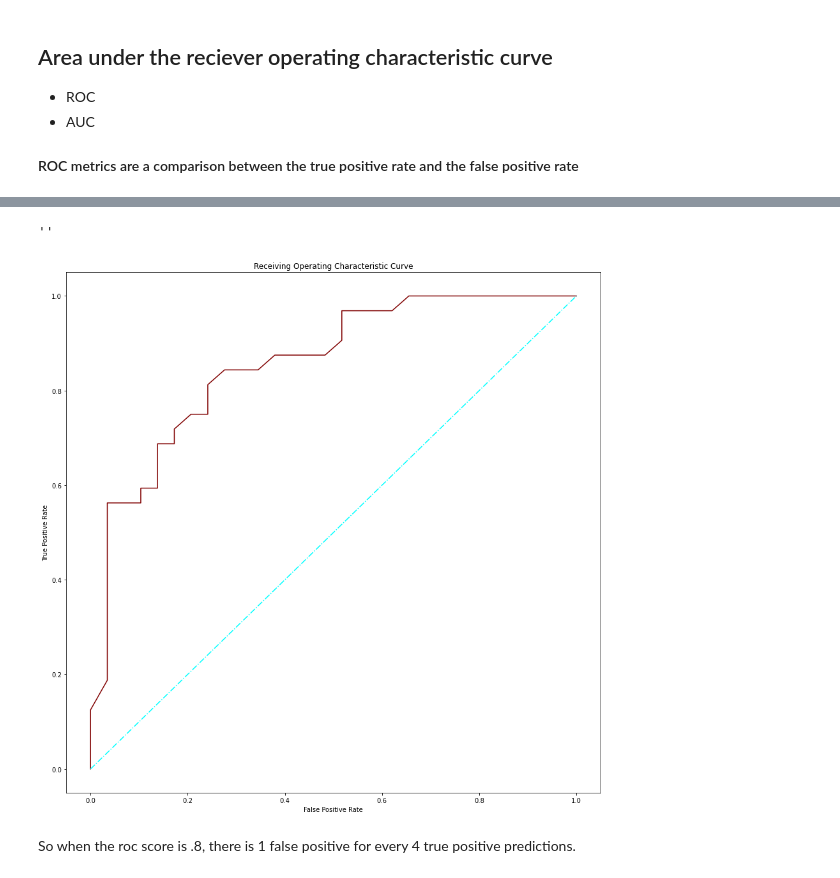
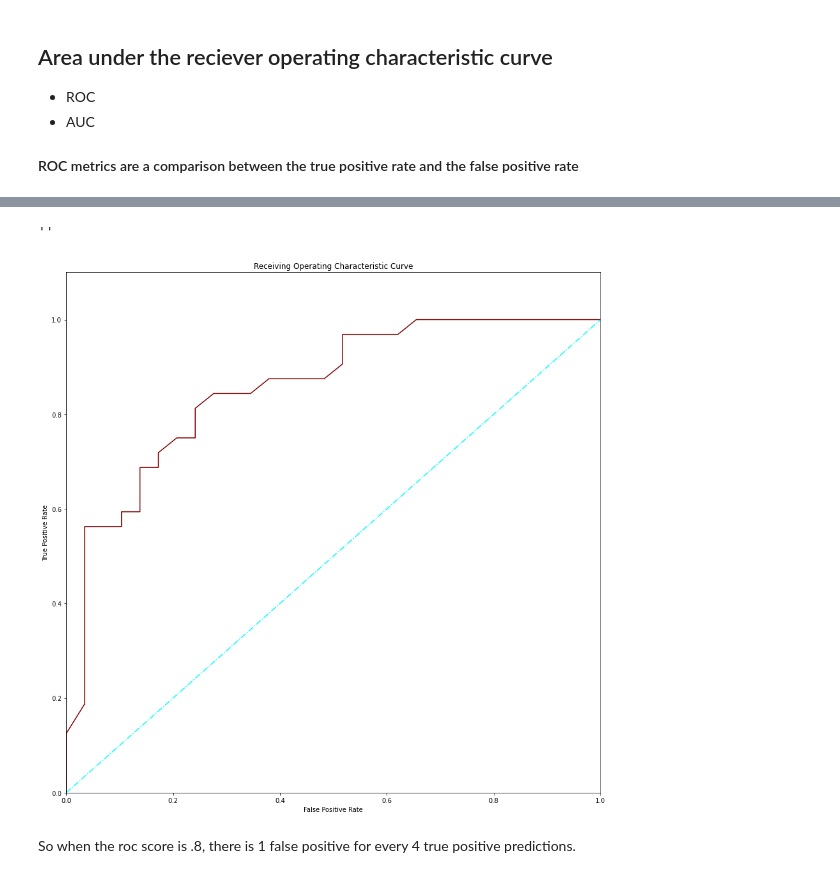
Before and after one commit to Fritz-Stevenson/Machine-Learning, a Jupyter notebook: Sci-Kit-Learn-Walkthrough.ipynb, the cells around one changed output, grey strips where cells are left out. Cells and saved outputs as stored; diff of their text form; code cells hidden in the pictures.

```diff
--- a/Sci-Kit-Learn-Walkthrough.ipynb
+++ b/Sci-Kit-Learn-Walkthrough.ipynb
@@ -683,17 +722,19 @@ fpr,tpr,thresholds
 # %%
 # Now we will plot the roc_curve
 %matplotlib inline
 import matplotlib.pyplot as plt
 
 fig, ax = plt.subplots(figsize=(15,15), )
 ax.plot(fpr,tpr,color='maroon', label='ROC Curve')
 # The guessing line is the probability of the theoretical guess: 50-50
 ax.plot([0,1], color='cyan', linestyle='dashdot', label='guessing')
 ax.set(title='Receiving Operating Characteristic Curve', xlabel='False Positive Rate', ylabel='True Positive Rate')
+ax.set_xlim(0,1)
+ax.set_ylim(0,1.1)
 ;
 # %% [output]
 ''
-[figure, old version]
+[figure, new version]
 # %% [markdown]
 So when the roc score is .8, there is 1 false positive for every 4 true positive predictions.
 # %%
```
Also changed, not shown: parts of 38 cells of this notebook.
